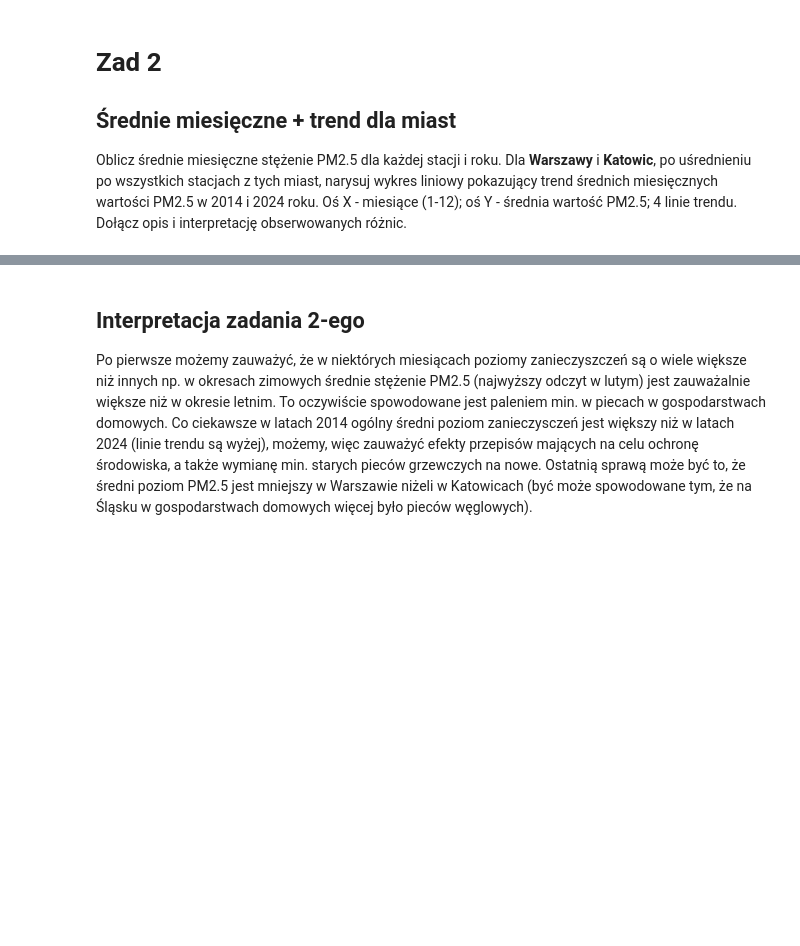
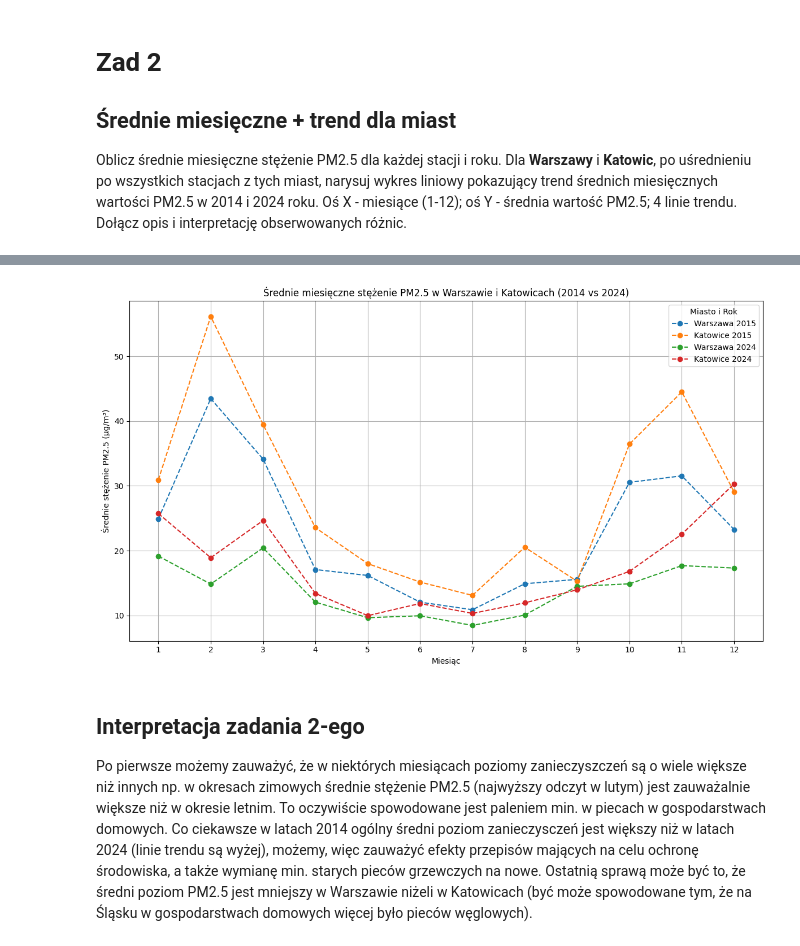
Before and after one commit to ejhuus/ZTP3_gr3, a Jupyter notebook: main.ipynb, the cells around one changed output, grey strips where cells are left out. Saved outputs shown, nothing was run; the diff lists cells and outputs as text; code cells hidden in the pictures; blank space fills up the shorter version.

```diff
--- a/projekt_1_ignacy_damian.ipynb
+++ b/main.ipynb
@@ -291,0 +105,3 @@ plt.show()
+# %%
+monthly_cities = group_monthly_cities(final_df)
+monthly_cities.head()
@@ -292,3 +117,7 @@ plt.show()
+# %%
+plot_city_trends(monthly_cities, EX2_YEARS, EX2_CITIES)
+# %% [output]
+[figure, added]
 # %% [markdown]
 ## Interpretacja zadania 2-ego
 Po pierwsze możemy zauważyć, że w niektórych miesiącach poziomy zanieczyszczeń są o wiele większe niż innych np. w okresach zimowych średnie stężenie PM2.5 (najwyższy odczyt w lutym) jest zauważalnie większe niż w okresie letnim. To oczywiście spowodowane jest paleniem min. w piecach w gospodarstwach domowych.
```
Also changed, not shown: parts of 23 cells of this notebook, 5 other files.
